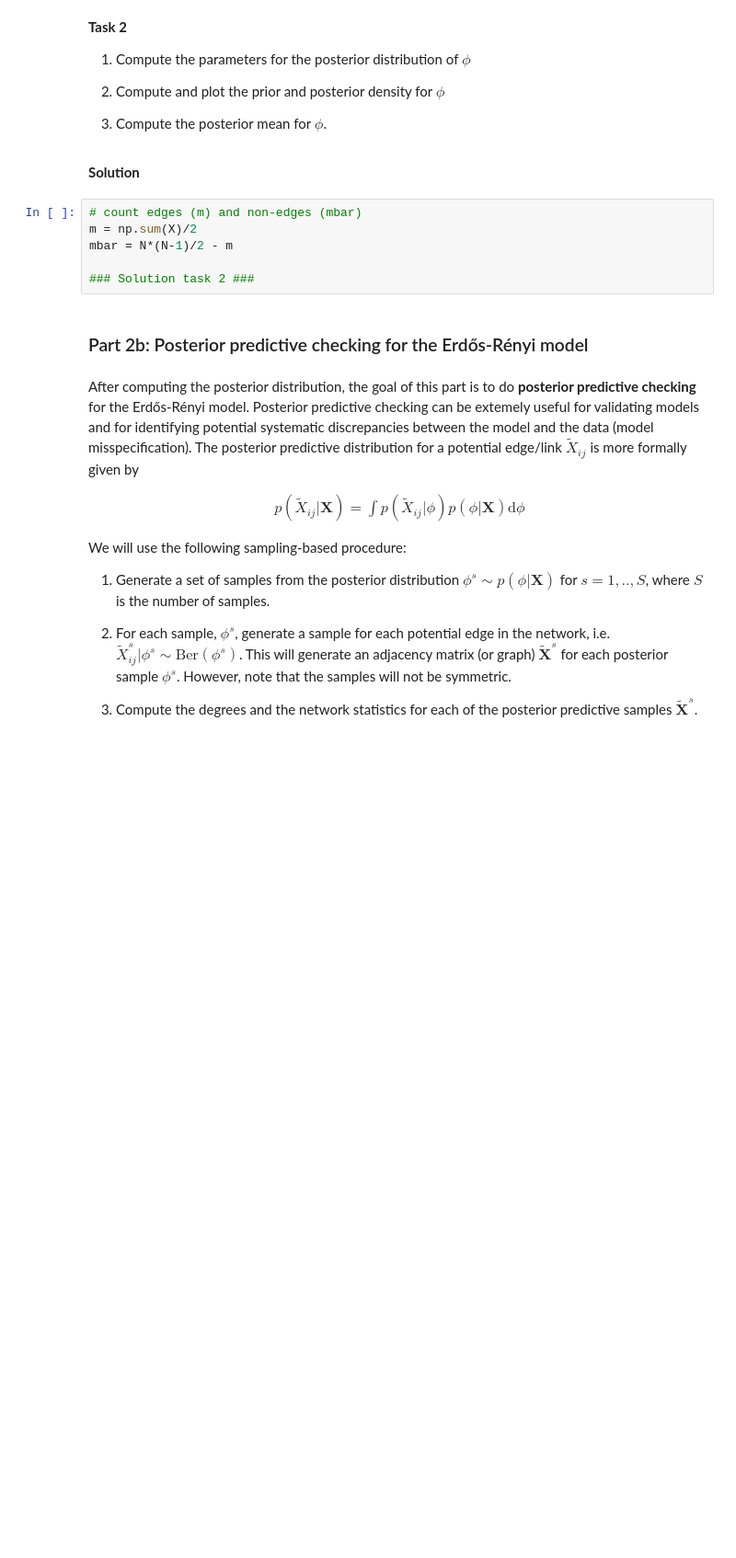
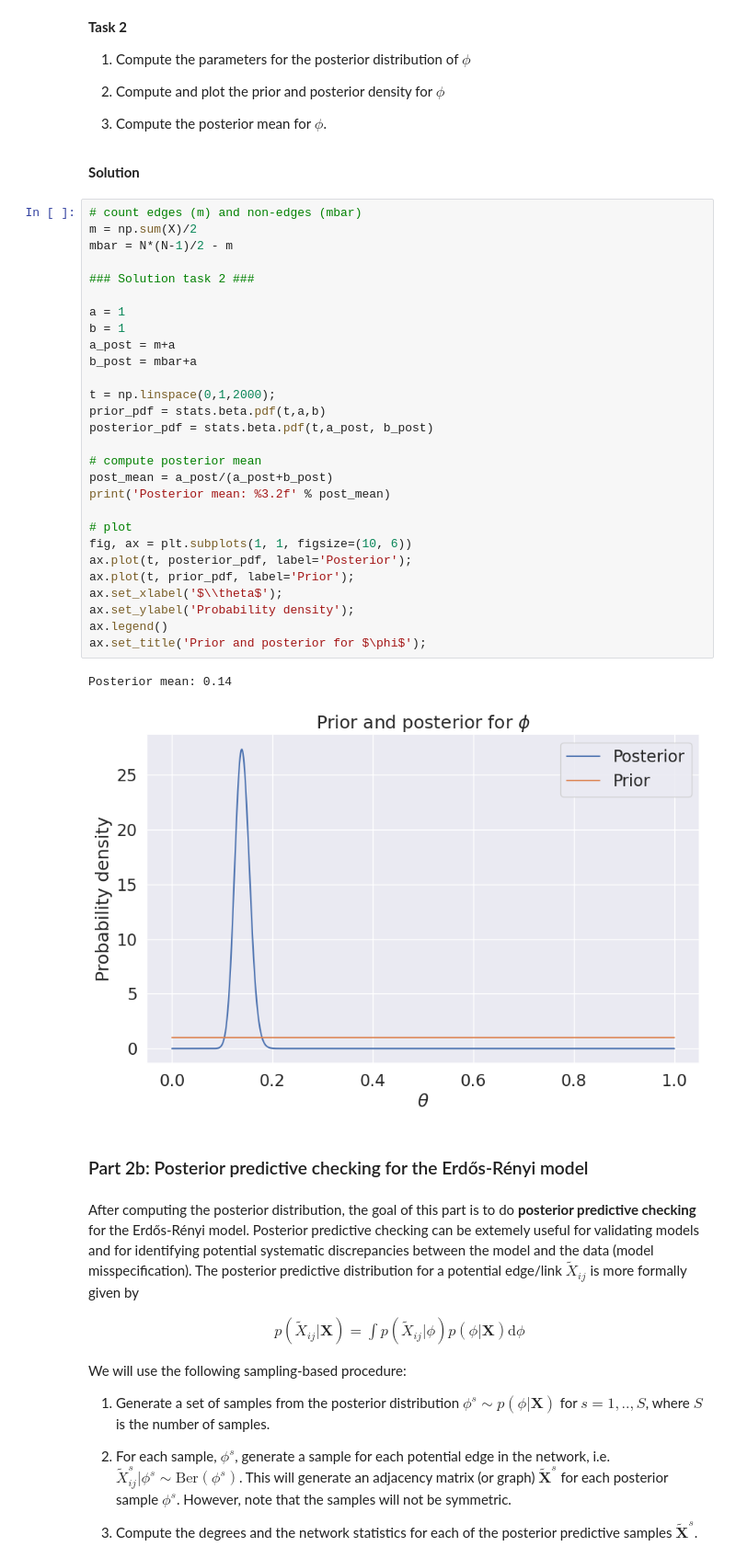
Before and after one commit to wdmdev/02477-bayesian-ml, a Jupyter notebook: week12/Exercise12.ipynb, the cells around one changed output. Shown at 92% size. Cells and saved outputs as stored; diff of their text form; blank space fills up the shorter version.

```diff
--- a/week12/Exercise12.ipynb
+++ b/week12/Exercise12.ipynb
@@ -156,12 +178,37 @@ This model is an instance of the *conjugate* Beta-binomial model, which we studi
 3) Compute the posterior mean for $\phi$.
 # %% [markdown]
 **Solution**
-# %%
-# count edges (m) and non-edges (mbar)
-m = np.sum(X)/2
-mbar = N*(N-1)/2 - m
-
-### Solution task 2 ###
+# %%
+# count edges (m) and non-edges (mbar)
+m = np.sum(X)/2
+mbar = N*(N-1)/2 - m
+
+### Solution task 2 ###
+
+a = 1
+b = 1
+a_post = m+a
+b_post = mbar+a
+
+t = np.linspace(0,1,2000);
+prior_pdf = stats.beta.pdf(t,a,b)
+posterior_pdf = stats.beta.pdf(t,a_post, b_post)
+
+# compute posterior mean
+post_mean = a_post/(a_post+b_post)
+print('Posterior mean: %3.2f' % post_mean)
+
+# plot
+fig, ax = plt.subplots(1, 1, figsize=(10, 6))
+ax.plot(t, posterior_pdf, label='Posterior');
+ax.plot(t, prior_pdf, label='Prior');
+ax.set_xlabel('$\\theta$');
+ax.set_ylabel('Probability density');
+ax.legend()
+ax.set_title('Prior and posterior for $\phi$');
+# %% [output]
+Posterior mean: 0.14
+[figure, added]
 # %% [markdown]
 ### Part 2b: Posterior predictive checking for the Erdős-Rényi model
 # %% [markdown]
```
Also changed, not shown: parts of 17 cells of this notebook, 4 other files.
